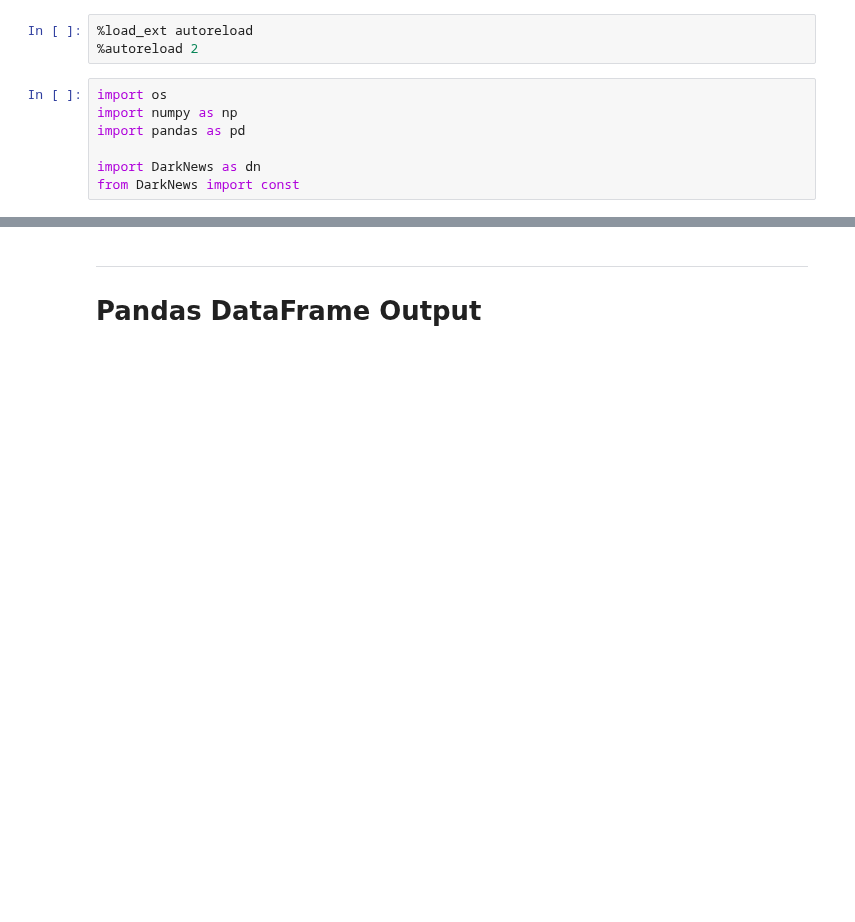
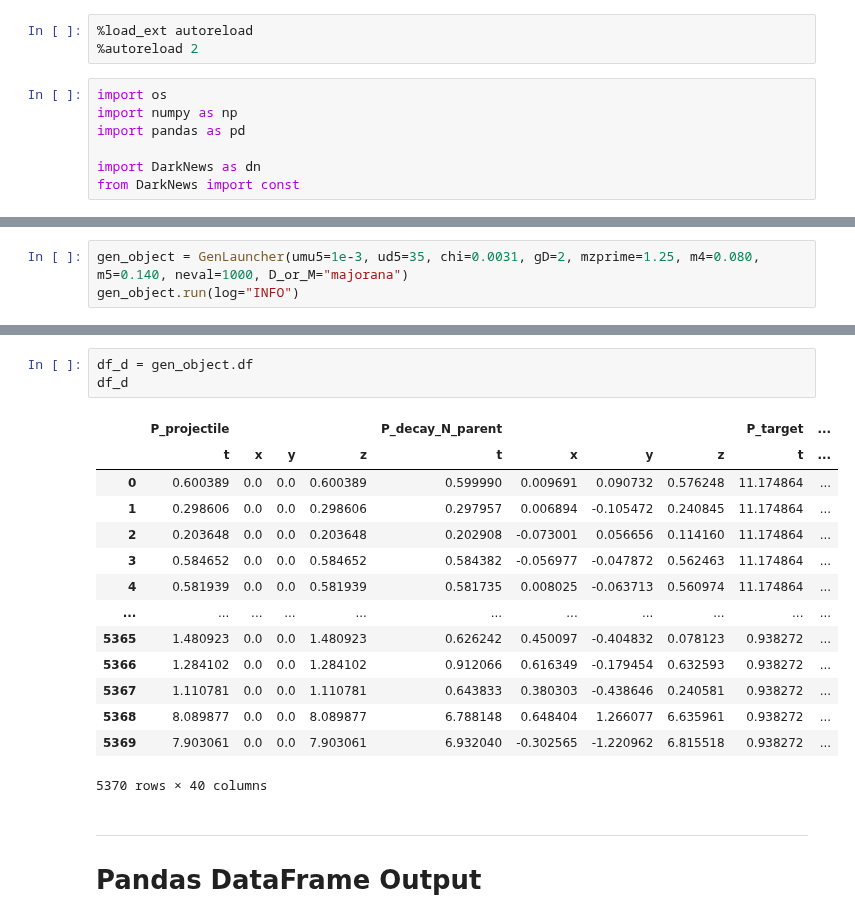
Before and after one commit to mhostert/DarkNews-generator, a Jupyter notebook: examples/Example_0__start_here.ipynb, the cells around one changed output, grey strips where cells are left out. Saved outputs shown, nothing was run; the diff lists cells and outputs as text; blank space fills up the shorter version.

```diff
--- a/examples/Example_0__start_here.ipynb
+++ b/examples/Example_0__start_here.ipynb
@@ -55,0 +154,3 @@ FileNotFoundError: [Errno 2] No such file or directory: 'data/miniboone/3plus2/m
+# %%
+gen_object = GenLauncher(umu5=1e-3, ud5=35, chi=0.0031, gD=2, mzprime=1.25, m4=0.080, m5=0.140, neval=1000, D_or_M="majorana")
+gen_object.run(log="INFO")
@@ -56,3 +175,21 @@ FileNotFoundError: [Errno 2] No such file or directory: 'data/miniboone/3plus2/m
+# %%
+df_d = gen_object.df
+df_d
+# %% [output]
+|  | P_projectile |  |  |  | P_decay_N_parent |  |  |  | P_target | ... |
+|  | t | x | y | z | t | x | y | z | t | ... |
+| 0 | 0.600389 | 0.0 | 0.0 | 0.600389 | 0.599990 | 0.009691 | 0.090732 | 0.576248 | 11.174864 | ... |
+| 1 | 0.298606 | 0.0 | 0.0 | 0.298606 | 0.297957 | 0.006894 | -0.105472 | 0.240845 | 11.174864 | ... |
+| 2 | 0.203648 | 0.0 | 0.0 | 0.203648 | 0.202908 | -0.073001 | 0.056656 | 0.114160 | 11.174864 | ... |
+| 3 | 0.584652 | 0.0 | 0.0 | 0.584652 | 0.584382 | -0.056977 | -0.047872 | 0.562463 | 11.174864 | ... |
+| 4 | 0.581939 | 0.0 | 0.0 | 0.581939 | 0.581735 | 0.008025 | -0.063713 | 0.560974 | 11.174864 | ... |
+| ... | ... | ... | ... | ... | ... | ... | ... | ... | ... | ... |
+| 5365 | 1.480923 | 0.0 | 0.0 | 1.480923 | 0.626242 | 0.450097 | -0.404832 | 0.078123 | 0.938272 | ... |
+| 5366 | 1.284102 | 0.0 | 0.0 | 1.284102 | 0.912066 | 0.616349 | -0.179454 | 0.632593 | 0.938272 | ... |
+| 5367 | 1.110781 | 0.0 | 0.0 | 1.110781 | 0.643833 | 0.380303 | -0.438646 | 0.240581 | 0.938272 | ... |
+| 5368 | 8.089877 | 0.0 | 0.0 | 8.089877 | 6.788148 | 0.648404 | 1.266077 | 6.635961 | 0.938272 | ... |
+| 5369 | 7.903061 | 0.0 | 0.0 | 7.903061 | 6.932040 | -0.302565 | -1.220962 | 6.815518 | 0.938272 | ... |
+5370 rows × 40 columns
 # %% [markdown]
 ---
 # Pandas DataFrame Output
```
Also changed, not shown: parts of 16 cells of this notebook.
